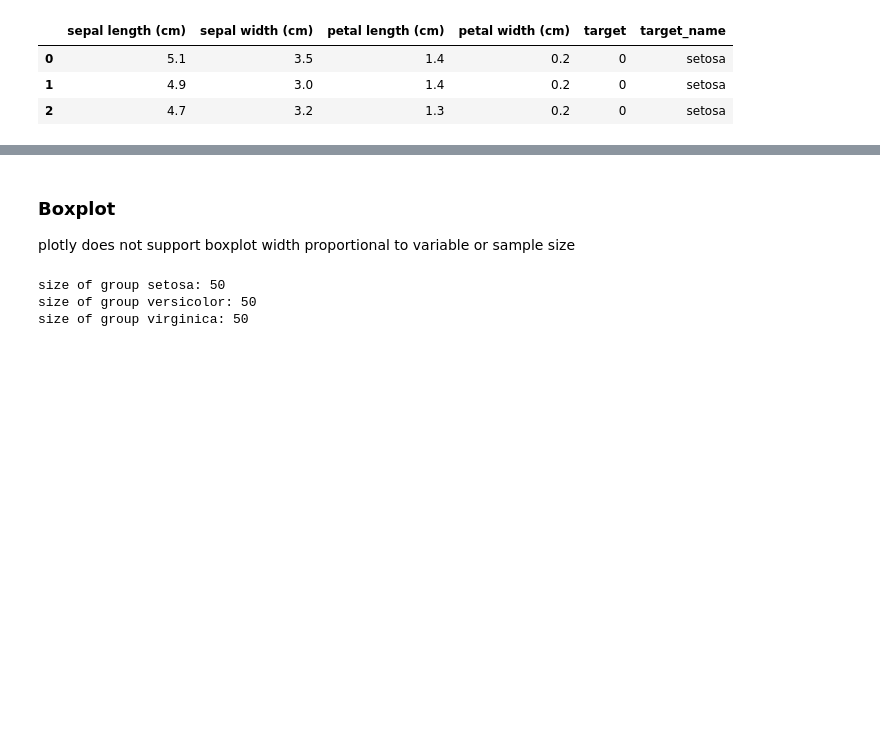
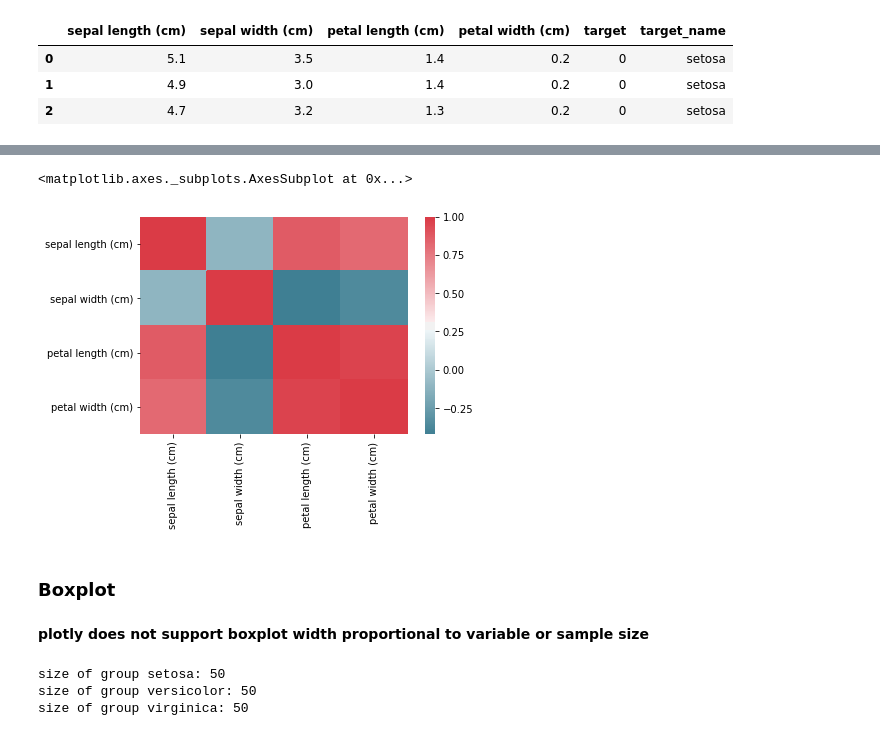
Before and after one commit to leandroohf/ds_pragmatic_programming, a Jupyter notebook: ds_pragmatic_programming_python.ipynb, the cells around one changed output, grey strips where cells are left out. Drawn from its saved outputs; the diff is of its cells as text; code cells hidden in the pictures; blank space fills up the shorter version.

```diff
--- a/ds_pragmatic_programming_python.ipynb
+++ b/ds_pragmatic_programming_python.ipynb
@@ -1510,7 +1521,14 @@ Index(['sepal length (cm)', 'sepal width (cm)', 'petal length (cm)',
+# %%
+corr = iris_df.loc[:,iris_df.dtypes == 'float64'].corr()
+sns.heatmap(corr, xticklabels=corr.columns, yticklabels=corr.columns,
+            cmap=sns.diverging_palette(220, 10, as_cmap=True))
+# %% [output]
+<matplotlib.axes._subplots.AxesSubplot at 0x...>
+[figure, added]
+# %% [markdown]
+### Boxplot
 # %% [markdown]
-### Boxplot
-
-plotly does not support boxplot width proportional to variable or sample size
+**plotly does not support boxplot width proportional to variable or sample size**
 # %%
 ## offline plot
 import plotly
```
Also changed, not shown: parts of 5 cells of this notebook, 1 other file.
